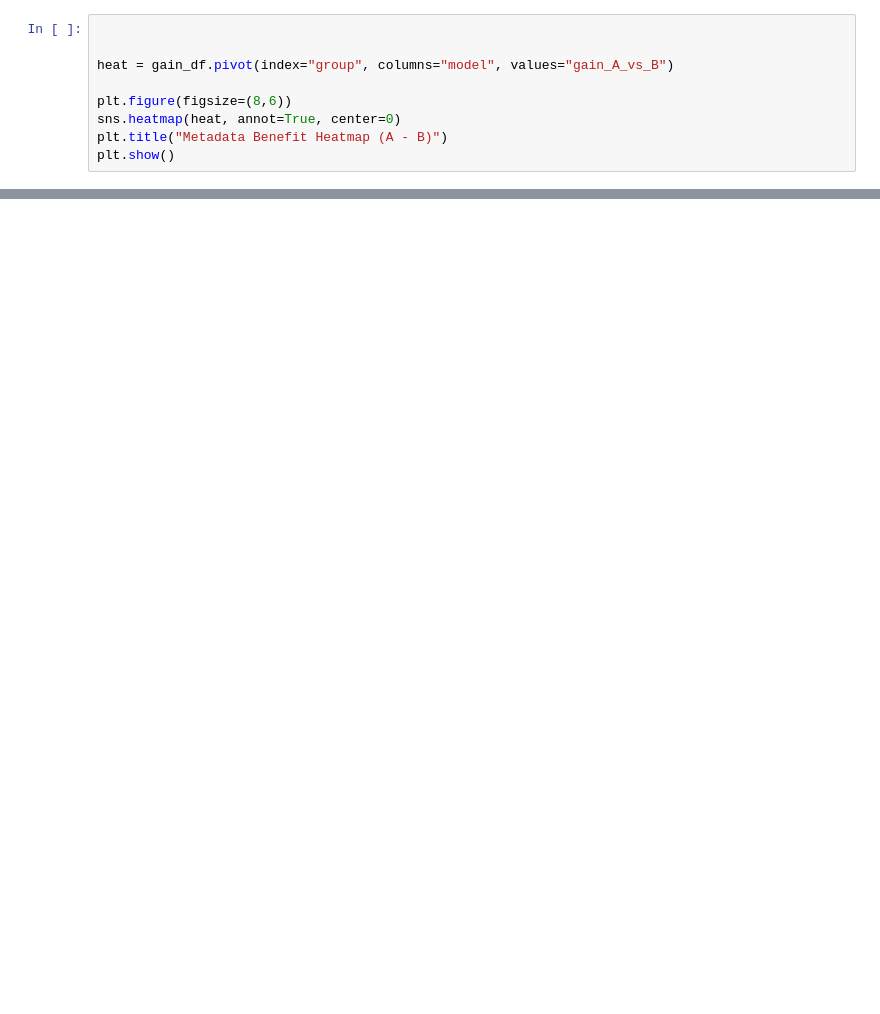
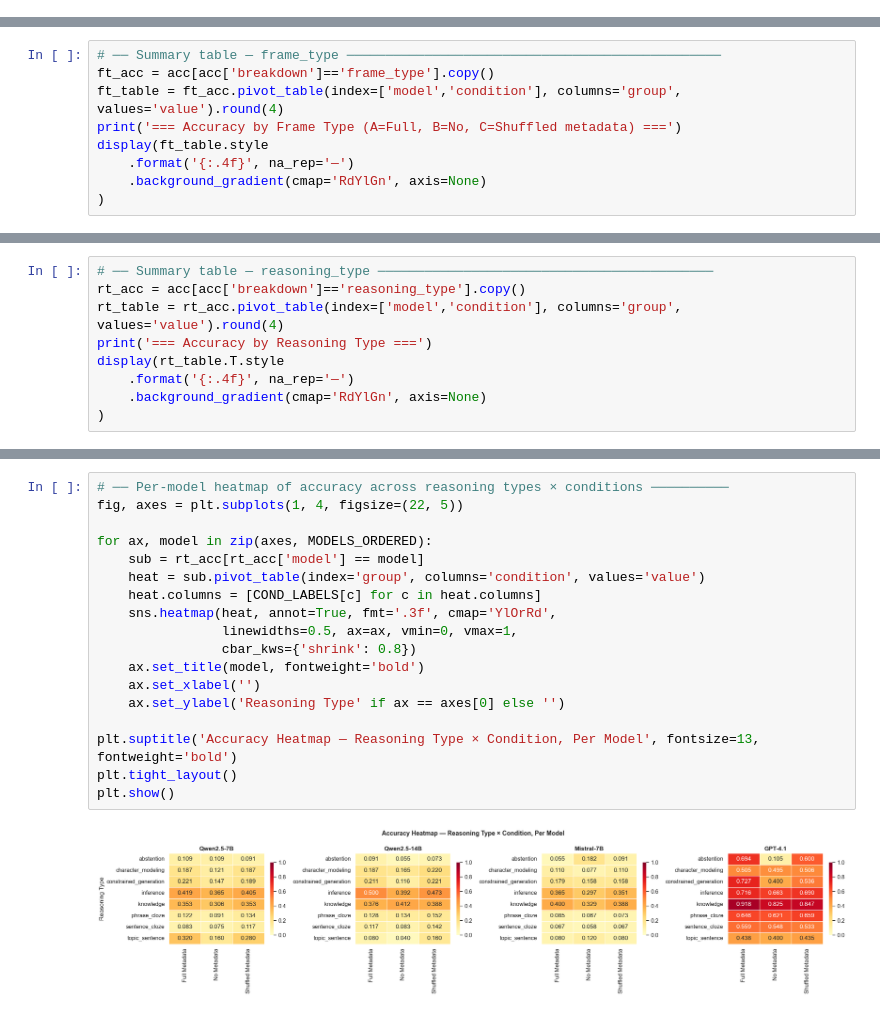
Before and after one commit to shubhamparulekar/GPT-1914, a Jupyter notebook: chronologic/evalcode/experiment_2/result_visualization.ipynb, the cells around one changed output, grey strips where cells are left out. Drawn from its saved outputs; the diff is of its cells as text; blank space fills up the shorter version.

```diff
--- a/chronologic/evalcode/experiment_2/result_visualization.ipynb
+++ b/chronologic/evalcode/experiment_2/result_visualization.ipynb
@@ -200,9 +0,0 @@ for model in gain_df["model"].unique():
-# %%
-
-
-heat = gain_df.pivot(index="group", columns="model", values="gain_A_vs_B")
-
-plt.figure(figsize=(8,6))
-sns.heatmap(heat, annot=True, center=0)
-plt.title("Metadata Benefit Heatmap (A - B)")
-plt.show()
@@ -307,0 +194,9 @@ plt.show()
+# %%
+# ── Summary table — frame_type ────────────────────────────────────────────────
+ft_acc = acc[acc['breakdown']=='frame_type'].copy()
+ft_table = ft_acc.pivot_table(index=['model','condition'], columns='group', values='value').round(4)
+print('=== Accuracy by Frame Type (A=Full, B=No, C=Shuffled metadata) ===')
+display(ft_table.style
+    .format('{:.4f}', na_rep='—')
+    .background_gradient(cmap='RdYlGn', axis=None)
+)
@@ -307,0 +302,9 @@ plt.show()
+# %%
+# ── Summary table — reasoning_type ───────────────────────────────────────────
+rt_acc = acc[acc['breakdown']=='reasoning_type'].copy()
+rt_table = rt_acc.pivot_table(index=['model','condition'], columns='group', values='value').round(4)
+print('=== Accuracy by Reasoning Type ===')
+display(rt_table.T.style
+    .format('{:.4f}', na_rep='—')
+    .background_gradient(cmap='RdYlGn', axis=None)
+)
@@ -307,0 +362,20 @@ plt.show()
+# %%
+# ── Per-model heatmap of accuracy across reasoning types × conditions ──────────
+fig, axes = plt.subplots(1, 4, figsize=(22, 5))
+
+for ax, model in zip(axes, MODELS_ORDERED):
+    sub = rt_acc[rt_acc['model'] == model]
+    heat = sub.pivot_table(index='group', columns='condition', values='value')
+    heat.columns = [COND_LABELS[c] for c in heat.columns]
+    sns.heatmap(heat, annot=True, fmt='.3f', cmap='YlOrRd',
+                linewidths=0.5, ax=ax, vmin=0, vmax=1,
+                cbar_kws={'shrink': 0.8})
+    ax.set_title(model, fontweight='bold')
+    ax.set_xlabel('')
+    ax.set_ylabel('Reasoning Type' if ax == axes[0] else '')
+
+plt.suptitle('Accuracy Heatmap — Reasoning Type × Condition, Per Model', fontsize=13, fontweight='bold')
+plt.tight_layout()
+plt.show()
+# %% [output]
+[figure, added]
```
Also changed, not shown: parts of 51 cells of this notebook, 34 other files.
